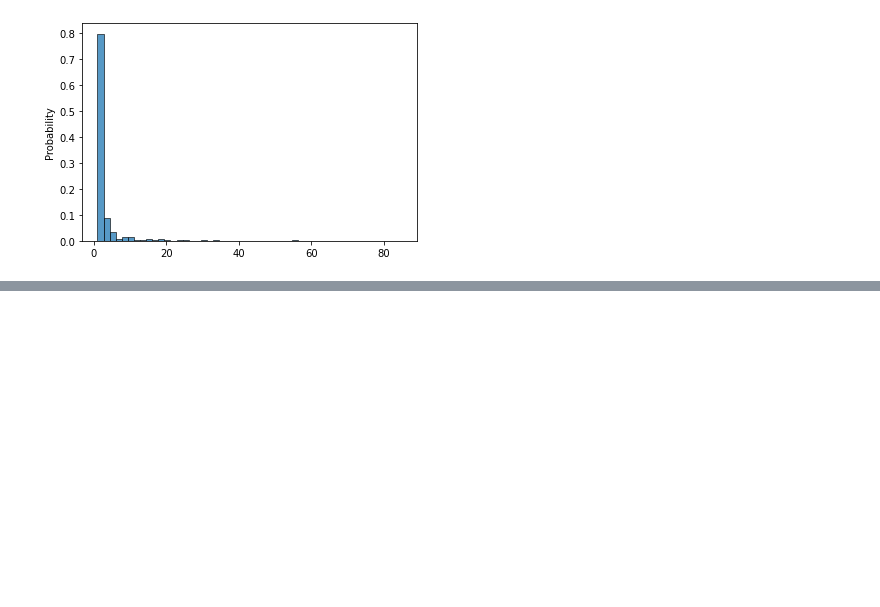
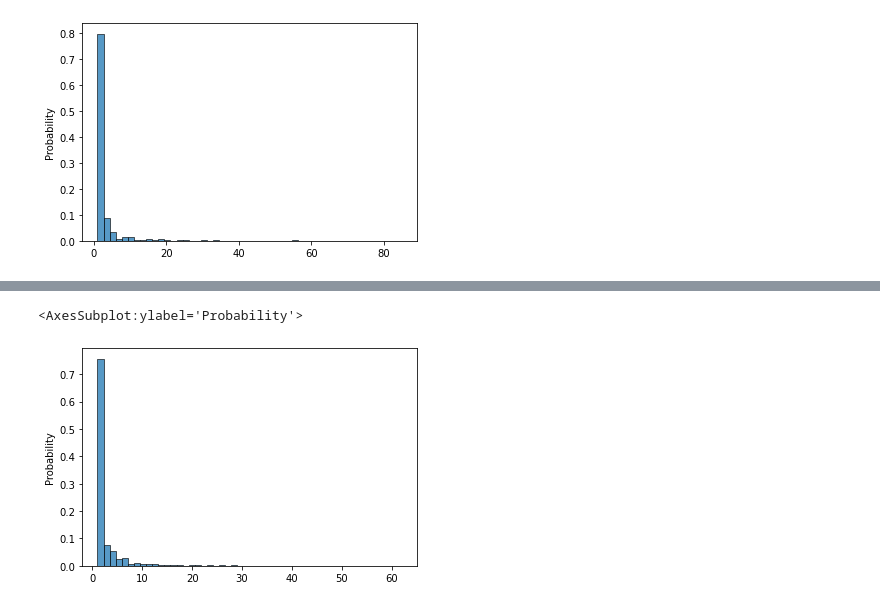
Before and after one commit to hellokayas/Sockfarm-Project, a Jupyter notebook: src/Rev2Data.ipynb, the cells around one changed output, grey strips where cells are left out. Saved outputs shown, nothing was run; the diff lists cells and outputs as text; code cells hidden in the pictures; blank space fills up the shorter version.

```diff
--- a/src/Rev2Data.ipynb
+++ b/src/Rev2Data.ipynb
@@ -75,0 +101,6 @@ sns.histplot(dest_cnt, stat="probability", bins=50, kde=False)
+# %%
+otc_dest_cnt = otc_nw_gt.groupby("dest").size()
+sns.histplot(otc_dest_cnt, stat="probability", bins=50, kde=False)
+# %% [output]
+<AxesSubplot:ylabel='Probability'>
+[figure, added]
```
Also changed, not shown: parts of 19 cells of this notebook.
